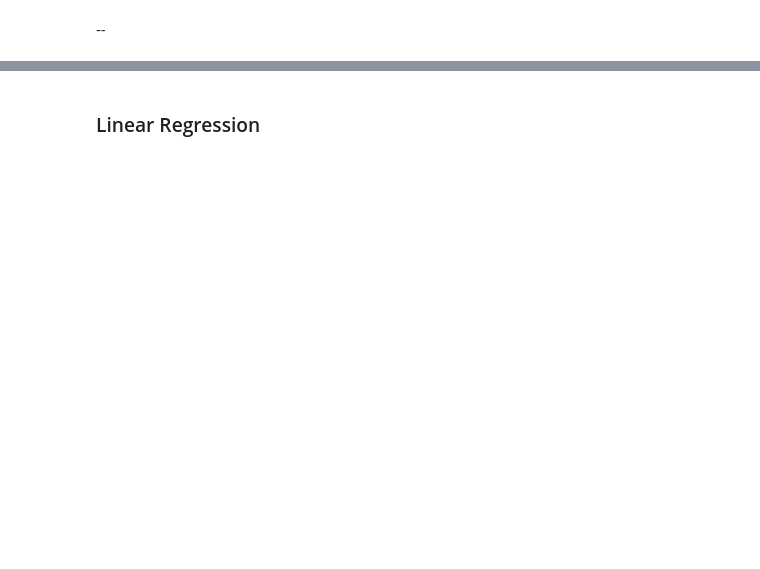
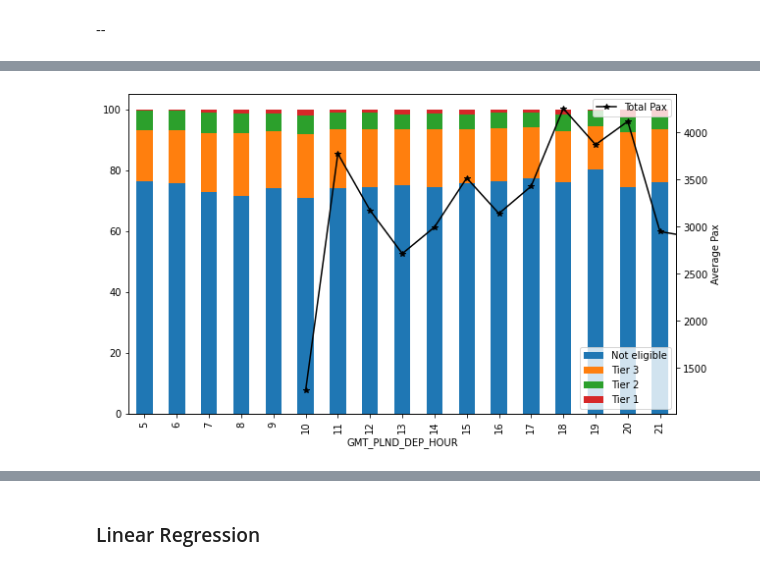
Before and after one commit to IanMaHKG-BA/Hackathon_Team_1, a Jupyter notebook: lounges_gold_standard_Jamie.ipynb, the cells around one changed output, grey strips where cells are left out. Saved outputs shown, nothing was run; the diff lists cells and outputs as text; code cells hidden in the pictures; blank space fills up the shorter version.

```diff
--- a/lounges_gold_standard_Jamie.ipynb
+++ b/lounges_gold_standard_Jamie.ipynb
@@ -983,0 +1109,31 @@ df_lounge_eligibility[~df_lounge_eligibility['Skew_Id'].isin(list(pivot_df_final
+# %%
+# visualise the tier proportions per hour
+fig, ax = plt.subplots(figsize=(10, 6))
+
+
+tier_list = ['Not eligible','Tier 3','Tier 2','Tier 1']
+
+pivot_tiers_hours = final_final_pivot_all.groupby(['GMT_PLND_DEP_HOUR'])[tier_list].sum()
+pivot_tiers_hours['Total'] = pivot_tiers_hours.sum(axis=1)
+
+for tier in tier_list:
+    pivot_tiers_hours[f'{tier}'] = (pivot_tiers_hours[tier]/pivot_tiers_hours['Total'])*100
+
+ax=pivot_tiers_hours[[f'{tier}' for tier in tier_list]].plot(kind='bar',stacked=True,ax=ax)
+
+# add total pax line
+ax2=ax.twinx()
+
+pivot_tiers_hours['Average pax'] = (final_final_pivot_all.groupby(['GMT_PLND_DEP_HOUR'])['TOTAL_PAX'].sum())/len(final_final_pivot_all['GMT_UPLIFT_DT'].unique())
+pivot_tiers_hours['Average pax'].plot(kind='line',linestyle='-',color='black',marker='*',ax=ax2,label='Total Pax')
+
+# Customize the line graph
+ax2.set_ylabel('Average Pax')
+ax2.legend(loc='upper right')
+ax.legend(loc='lower right')
+
+
+
+plt.show()
+# %% [output]
+[figure, added]
```
Also changed, not shown: parts of 65 cells of this notebook.
